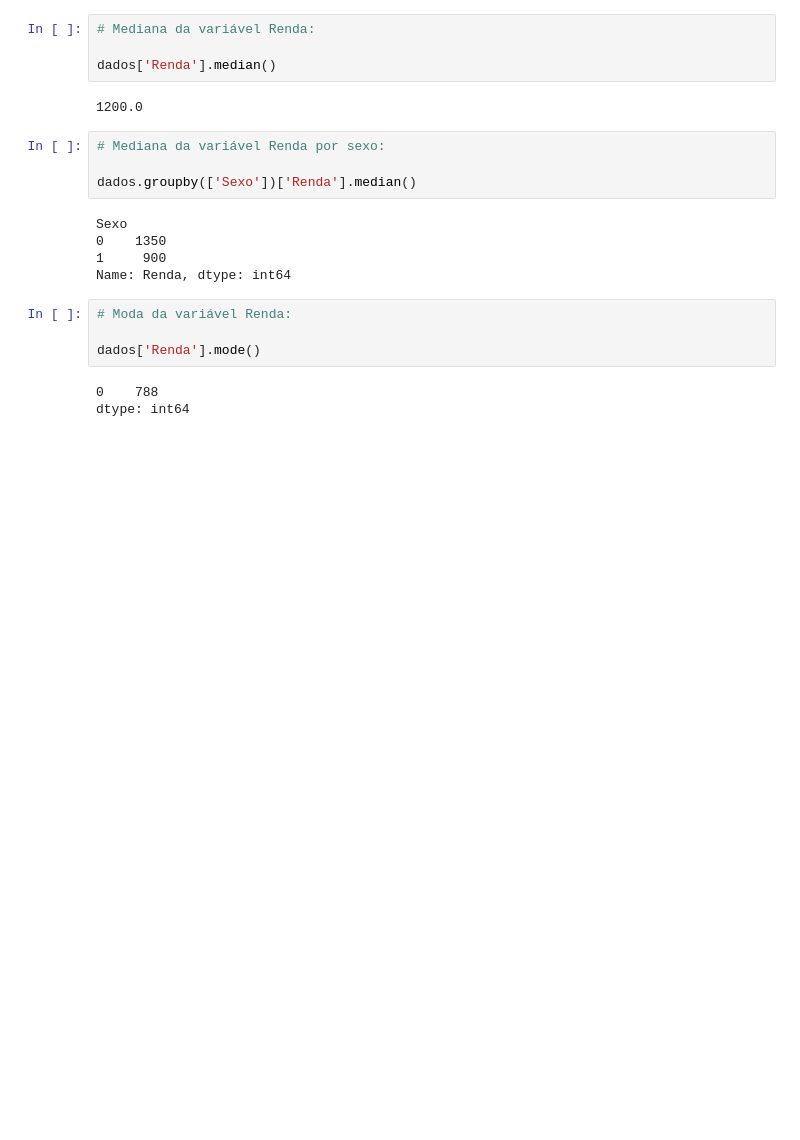
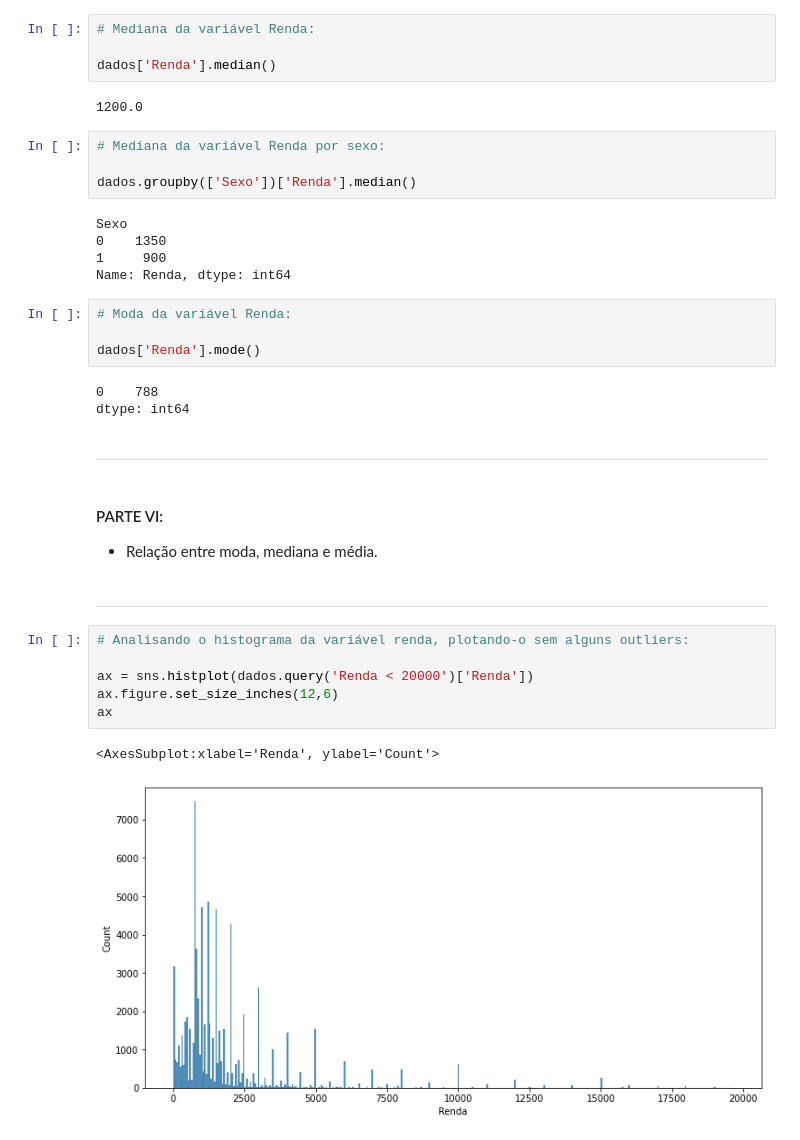
Before and after one commit to silsantos/Data-Science_Projects, a Jupyter notebook: Estatistica/Pratica1_ibge.ipynb, the cells around one changed output. Saved outputs shown, nothing was run; the diff lists cells and outputs as text; blank space fills up the shorter version.

```diff
--- a/Estatistica/Pratica1_ibge.ipynb
+++ b/Estatistica/Pratica1_ibge.ipynb
@@ -637,3 +637,20 @@ dados['Renda'].mode()
 # %% [output]
 0    788
 dtype: int64
+# %% [markdown]
+***
+# %% [markdown]
+#### PARTE VI:
+
+- Relação entre moda, mediana e média.
+# %% [markdown]
+***
+# %%
+# Analisando o histograma da variável renda, plotando-o sem alguns outliers:
+
+ax = sns.histplot(dados.query('Renda < 20000')['Renda'])
+ax.figure.set_size_inches(12,6)
+ax
+# %% [output]
+<AxesSubplot:xlabel='Renda', ylabel='Count'>
+[figure, added]
```
Also changed, not shown: parts of 10 cells of this notebook.
